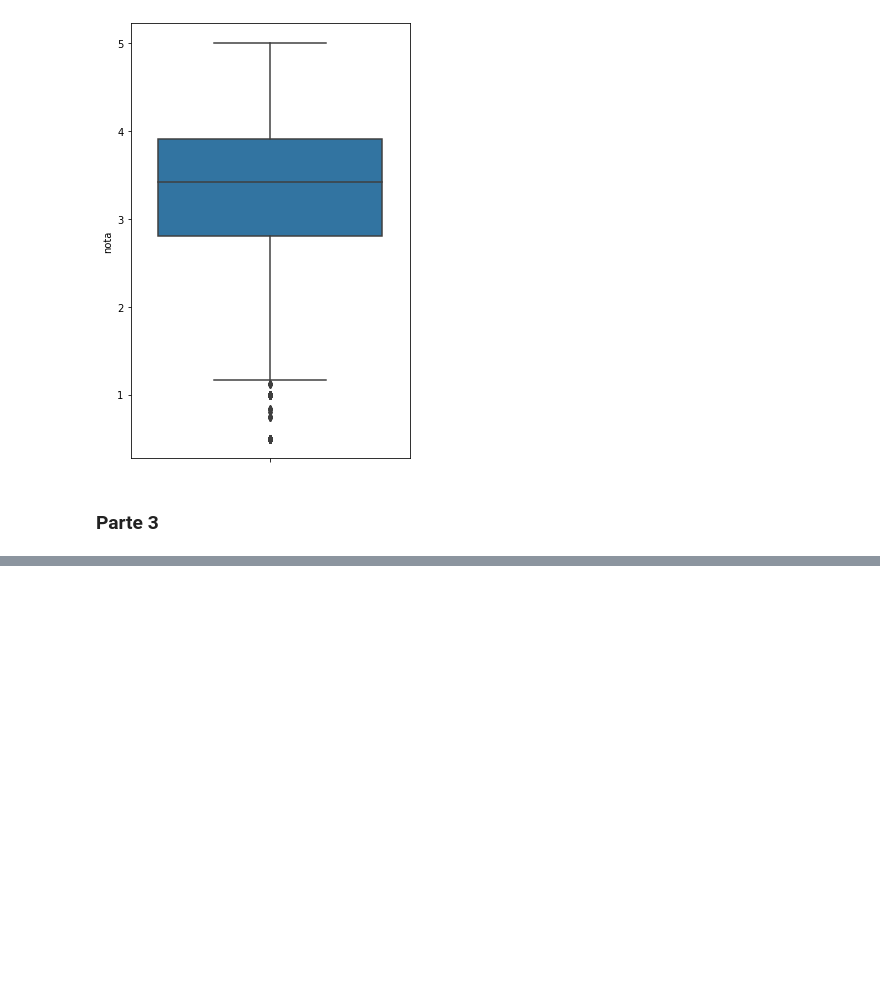
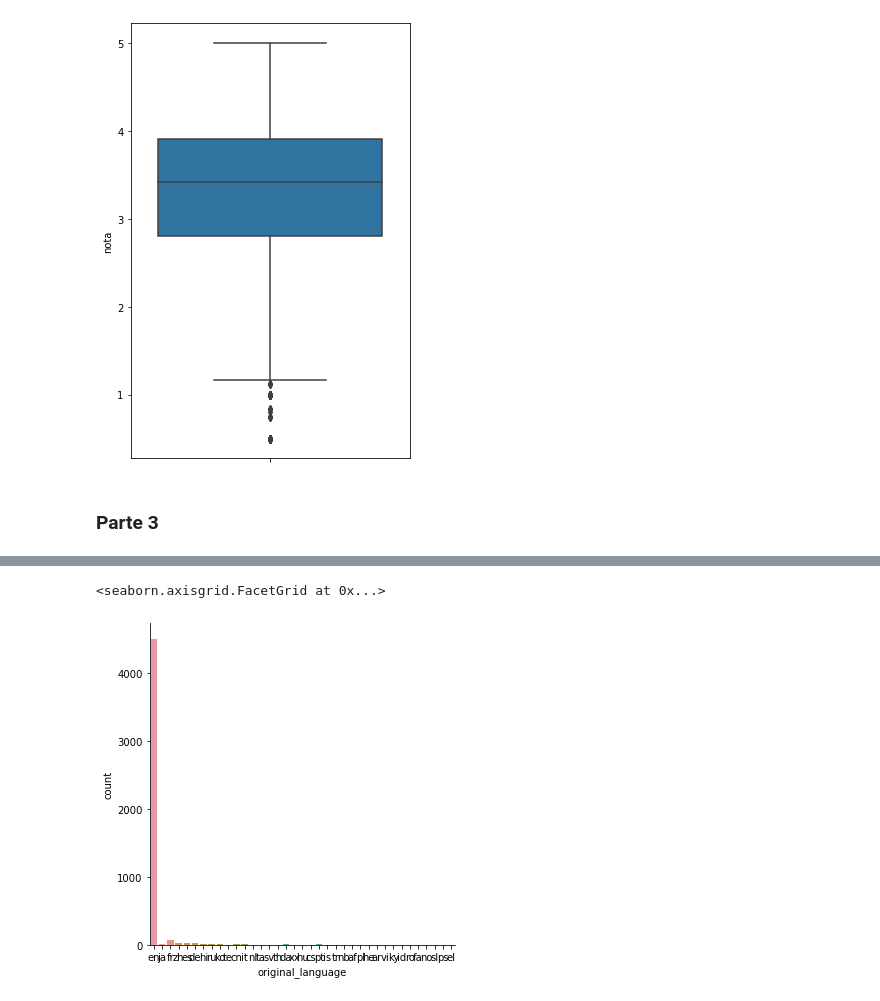
Before and after one commit to Mathtzt/data-science, a Jupyter notebook: aprendizado/data-science.ipynb, the cells around one changed output, grey strips where cells are left out. Saved outputs shown, nothing was run; the diff lists cells and outputs as text; code cells hidden in the pictures; blank space fills up the shorter version.

```diff
--- a/aprendizado/data-science.ipynb
+++ b/aprendizado/data-science.ipynb
@@ -219,0 +301,7 @@ sns.boxplot(y=medias_por_filme) # É possível config o eixo do boxplot
+# %%
+sns.catplot(x="original_language", kind="count", data=filmes)
+# Com o seaborn é possível plotar um gráfico de uma maneira mais alto nível
+# Através do catplot podemos dizer a coluna, o tipo de operação e a base de dados
+# %% [output]
+<seaborn.axisgrid.FacetGrid at 0x...>
+[figure, added]
```
Also changed, not shown: parts of 20 cells of this notebook, 2 other files.
